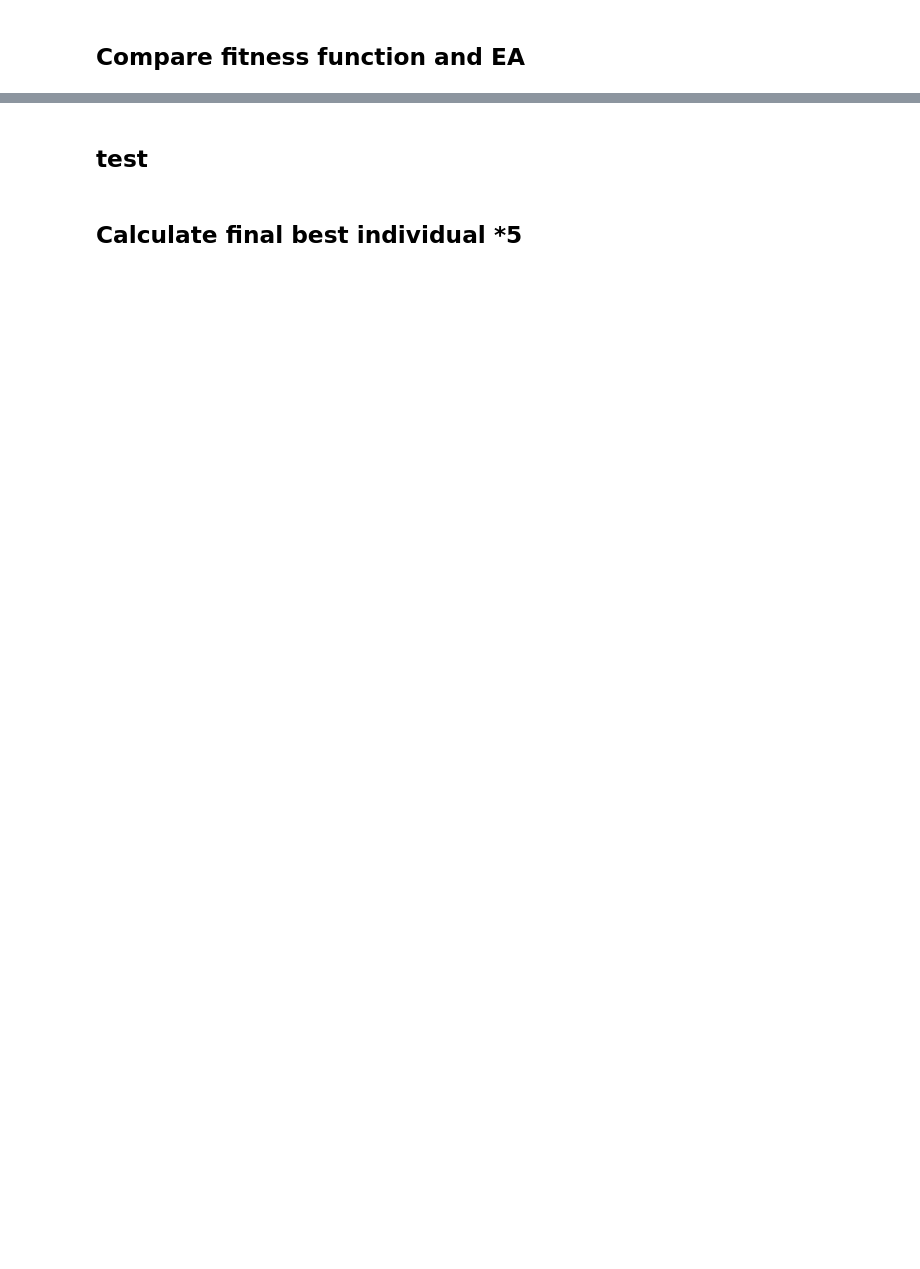
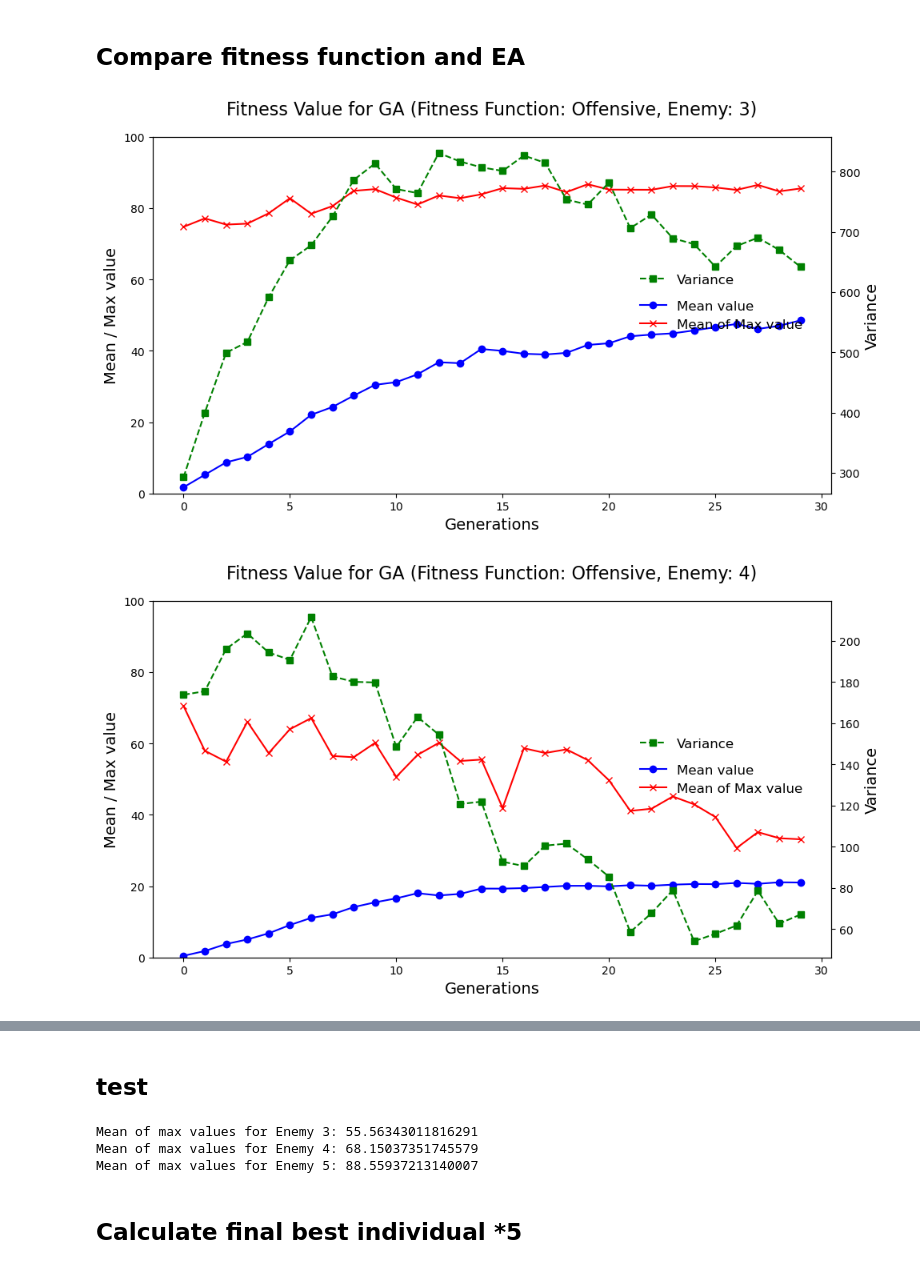
Before and after one commit to boluoshenshen/evoman, a Jupyter notebook: Yuan_report_plots.ipynb, the cells around one changed output, grey strips where cells are left out. Cells and saved outputs as stored; diff of their text form; code cells hidden in the pictures; blank space fills up the shorter version.

```diff
--- a/Yuan_report_plots.ipynb
+++ b/Yuan_report_plots.ipynb
@@ -6,7 +6,7 @@ import numpy as np
 import matplotlib.pyplot as plt
 
 # Define a function to plot the evolution of the specified metric (mean, variance, max)
-def plot_fitness_evolution(EA_variable, fitness_mode, enemy, metric='fitness_values'):
+def plot_fitness_evolution(EA_variable, fitness_mode, enemy, metric='fitness_values', fitness_function=''):
     base_folder = 'Group_96_data_for_plots'
     algorithm_folder = f"{base_folder}/{EA_variable}"
     fitness_folder = f"{algorithm_folder}/fitness_mode_{fitness_mode}"
@@ -50,39 +50,55 @@ def plot_fitness_evolution(EA_variable, fitness_mode, enemy, metric='fitness_val
         else:
             means.append(np.nan)
             variances.append(np.nan)
             max_means.append(np.nan)
 
     # Plot the evolution of mean, variance, and max across generations
     fig, ax1 = plt.subplots(figsize=(10, 6))
 
     # Set the left y-axis
     ax1.set_xlabel('Generations', fontsize=14)
     ax1.set_ylabel('Mean / Max value', fontsize=14)
     ax1.plot(range(30), means, marker='o', color='blue', label='Mean value')
     ax1.plot(range(30), max_means, marker='x', color='red', label='Mean of Max value')
     ax1.tick_params(axis='y')
 
+    # Fix the y-axis range from 0 to 100 for Mean / Max value
+    ax1.set_ylim(0, 100)
+
     # Set the right y-axis
     ax2 = ax1.twinx()
     ax2.set_ylabel('Variance', fontsize=14)
     ax2.plot(range(30), variances, marker='s', color='green', label='Variance', linestyle='--')
     ax2.tick_params(axis='y')
 
     # Set the plot title
     metric_label = 'Fitness Value' if metric == 'fitness_values' else 'Individual Gain'
-    plt.title(f'{metric_label} Evolution for {EA_variable} (Fitness Mode: {fitness_mode}, Enemy: {enemy})', fontsize=16)
+    plt.title(f'{metric_label} for {EA_variable} (Fitness Function: {fitness_function}, Enemy: {enemy})', fontsize=16, pad=20)  # pad adds space between title and plot
 
-    # Add legends to ensure all curves are displayed in the legend
-    ax1.legend(loc='upper left')
-    ax2.legend(loc='upper right')
+    # Add legends and move them to the right side, vertically aligned in the center
+    ax1.legend(loc='center left', bbox_to_anchor=(0.7, 0.5), frameon=False, fontsize=12)  # Place legend for ax1
+    ax2.legend(loc='center left', bbox_to_anchor=(0.7, 0.6), frameon=False, fontsize=12)  # Place legend for ax2
 
+    plt.tight_layout(rect=[0, 0, 1, 0.95])  # Adjust layout to prevent overlap
+
+    # Include fitness_function in the file name
+    file_name = f"{metric_label}_for_{EA_variable}_Fitness_{fitness_function}_Enemy_{enemy}".replace(' ', '_').replace(':', '')
+    plt.savefig(f'Group_96_plots/{file_name}.png', bbox_inches='tight')
     plt.show()
 
 # Example call
 enemies = [3, 4, 5]
-for enemy in enemies:
-    # Plot the evolution of fitness_values
-    plot_fitness_evolution(EA_variable="GA", fitness_mode=2, enemy=enemy, metric='fitness_values')
+for fitness_mode in [1]:
+    if fitness_mode == 1:
+        fitness_function = "Offensive"
+    else:
+        fitness_function = "Survival"
+    for enemy in enemies:
+        # Plot the evolution of fitness_values
+        #plot_fitness_evolution(EA_variable="DE", fitness_mode=fitness_mode, enemy=enemy, metric='fitness_values', fitness_function=fitness_function)
 
-    # Plot the evolution of individual_gains
-    #plot_fitness_evolution(EA_variable="GA", fitness_mode=1, enemy=enemy, metric='individual_gains')
+        # Plot the evolution of individual_gains
+        plot_fitness_evolution(EA_variable="GA", fitness_mode=fitness_mode, enemy=enemy, metric='fitness_values', fitness_function=fitness_function)
+# %% [output]
+[figure, added]
+[figure, added]
@@ -138,6 +155,10 @@ enemies = [3,4,5]
 for enemy in enemies:
     mean_max_value = compute_mean_of_max(EA_variable="GA", fitness_mode=2, enemy=enemy, metric='fitness_values')
     print(f"Mean of max values for Enemy {enemy}: {mean_max_value}")
+# %% [output]
+Mean of max values for Enemy 3: 55.56343011816291
+Mean of max values for Enemy 4: 68.15037351745579
+Mean of max values for Enemy 5: 88.55937213140007
 # %% [markdown]
 ## Calculate final best individual *5
 # %%
```
Also changed, not shown: parts of 12 cells of this notebook, 1 other file.
